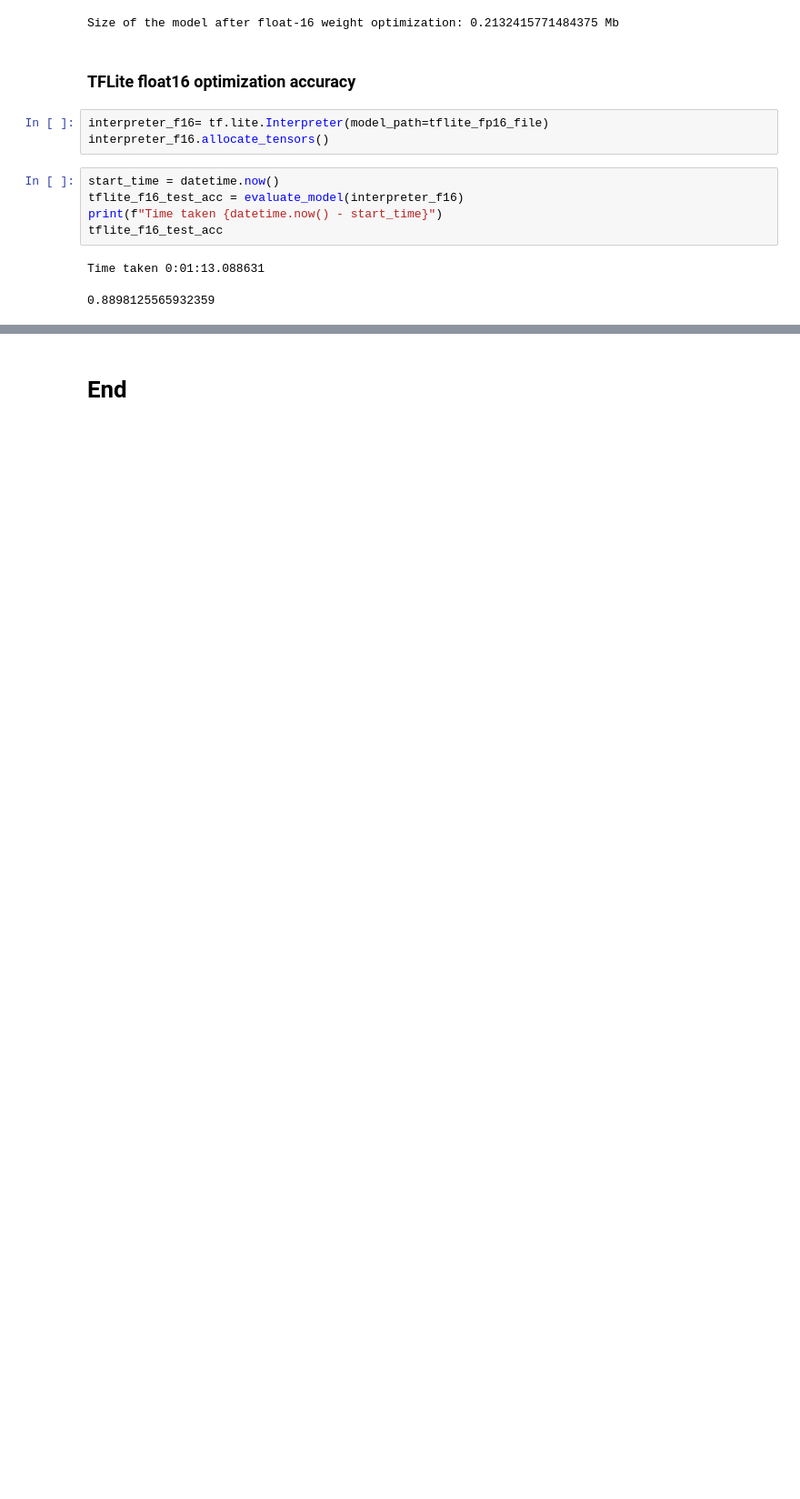
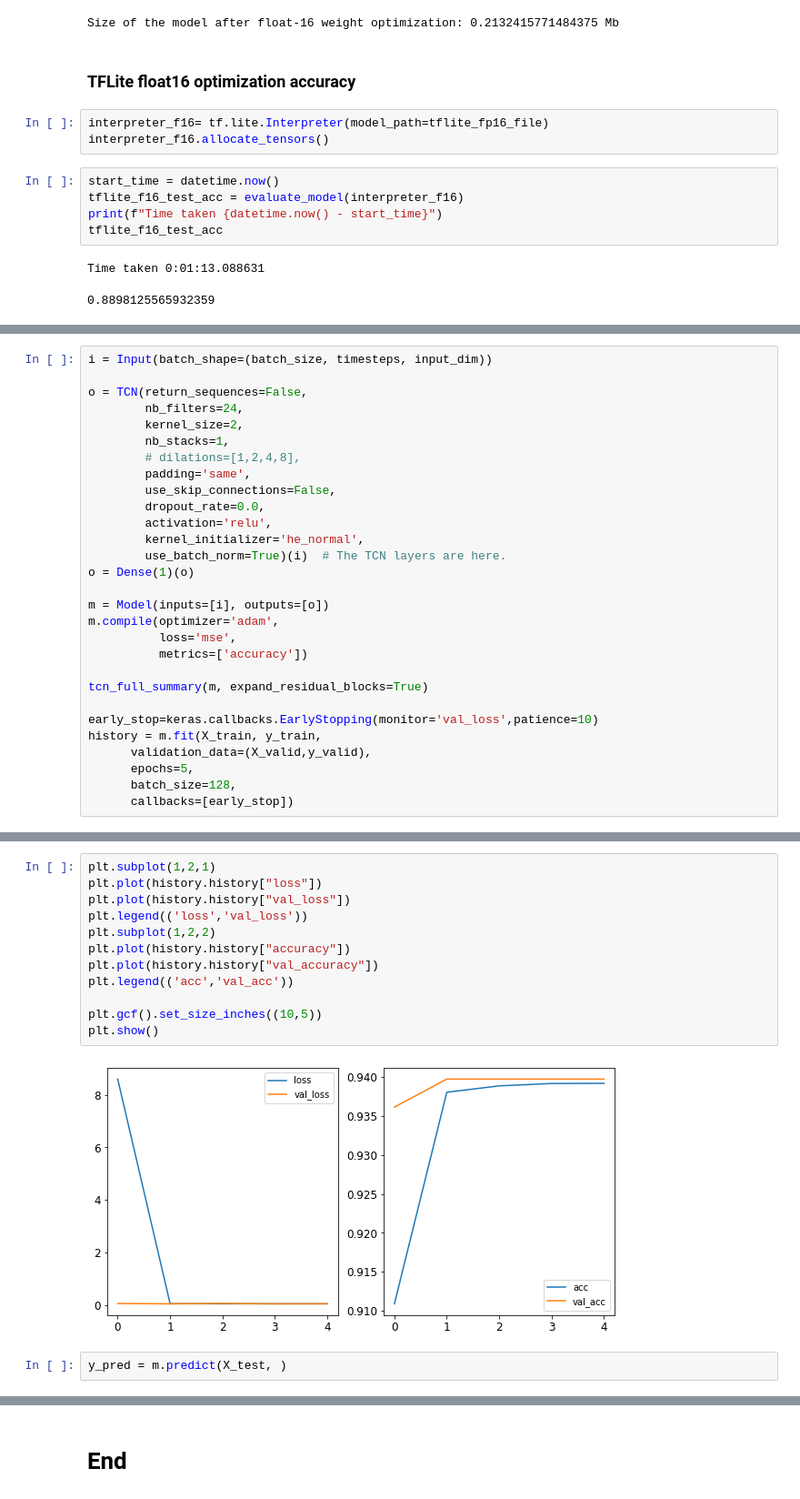
Before and after one commit to mehrotrasan16/CS581-CAN-DO-Project, a Jupyter notebook: code/TCN_CAN_Data.ipynb, the cells around one changed output, grey strips where cells are left out. Shown: that part at 91% size. Cells and saved outputs as stored; diff of their text form; blank space fills up the shorter version.

Commit message:
Hyperparameter experiment : filters x24 almost done.

```diff
--- a/code/TCN_CAN_Data.ipynb
+++ b/code/TCN_CAN_Data.ipynb
@@ -721,0 +820,29 @@ Time taken 0:01:13.088631
+# %%
+i = Input(batch_shape=(batch_size, timesteps, input_dim))
+
+o = TCN(return_sequences=False,
+        nb_filters=24,
+        kernel_size=2,
+        nb_stacks=1,
+        # dilations=[1,2,4,8],
+        padding='same',
+        use_skip_connections=False,
+        dropout_rate=0.0,
+        activation='relu',
+        kernel_initializer='he_normal',
+        use_batch_norm=True)(i)  # The TCN layers are here.
+o = Dense(1)(o)
+
+m = Model(inputs=[i], outputs=[o])
+m.compile(optimizer='adam',
+          loss='mse',
+          metrics=['accuracy'])
+
+tcn_full_summary(m, expand_residual_blocks=True)
+
+early_stop=keras.callbacks.EarlyStopping(monitor='val_loss',patience=10)
+history = m.fit(X_train, y_train,
+      validation_data=(X_valid,y_valid),
+      epochs=5,
+      batch_size=128,
+      callbacks=[early_stop])
@@ -721,0 +875,16 @@ Time taken 0:01:13.088631
+# %%
+plt.subplot(1,2,1)
+plt.plot(history.history["loss"])
+plt.plot(history.history["val_loss"])
+plt.legend(('loss','val_loss'))
+plt.subplot(1,2,2)
+plt.plot(history.history["accuracy"])
+plt.plot(history.history["val_accuracy"])
+plt.legend(('acc','val_acc'))
+
+plt.gcf().set_size_inches((10,5))
+plt.show()
+# %% [output]
+[figure, added]
+# %%
+y_pred = m.predict(X_test, )
```
Also changed, not shown: parts of 57 cells of this notebook.
